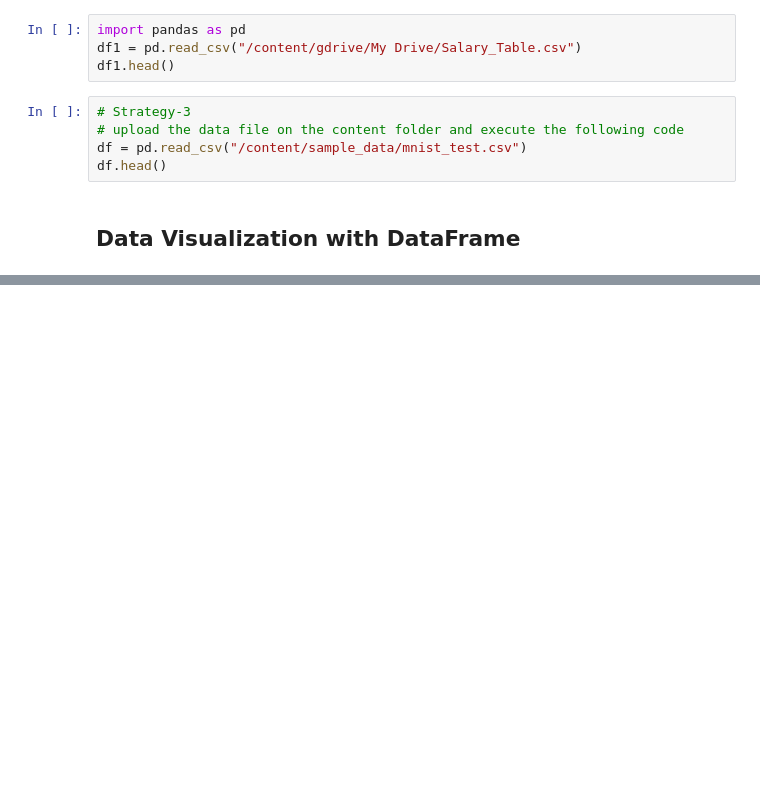
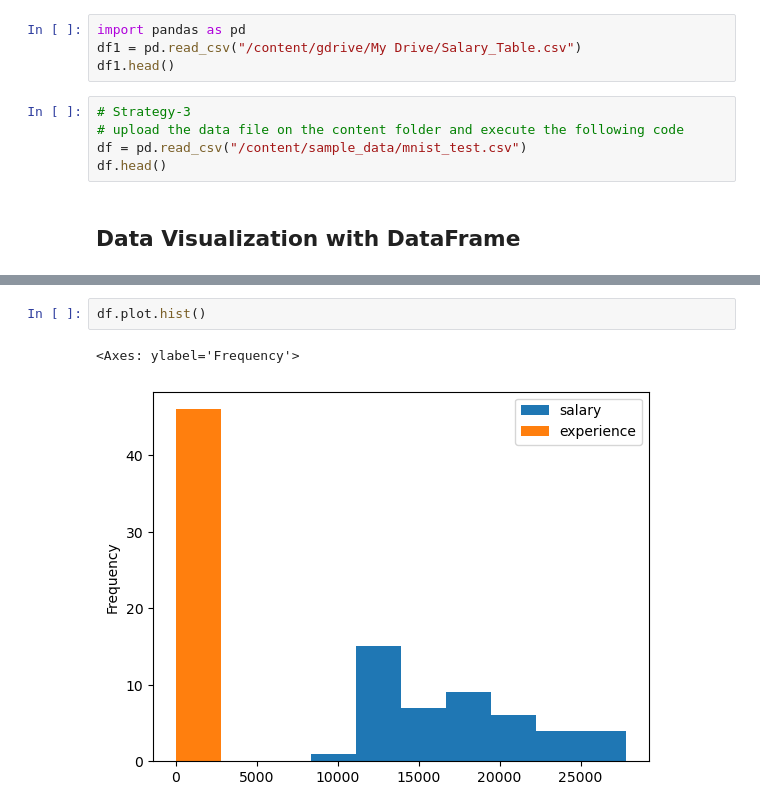
Before and after one commit to toarnabtrainer/Secure-Meter-Classwork, a Jupyter notebook: Pandas.ipynb, the cells around one changed output, grey strips where cells are left out. Drawn from its saved outputs; the diff is of its cells as text; blank space fills up the shorter version.

```diff
--- a/Pandas.ipynb
+++ b/Pandas.ipynb
@@ -1882,0 +1947,5 @@ df.head()
+# %%
+df.plot.hist()
+# %% [output]
+<Axes: ylabel='Frequency'>
+[figure, added]
```
Also changed, not shown: parts of 13 cells of this notebook.
